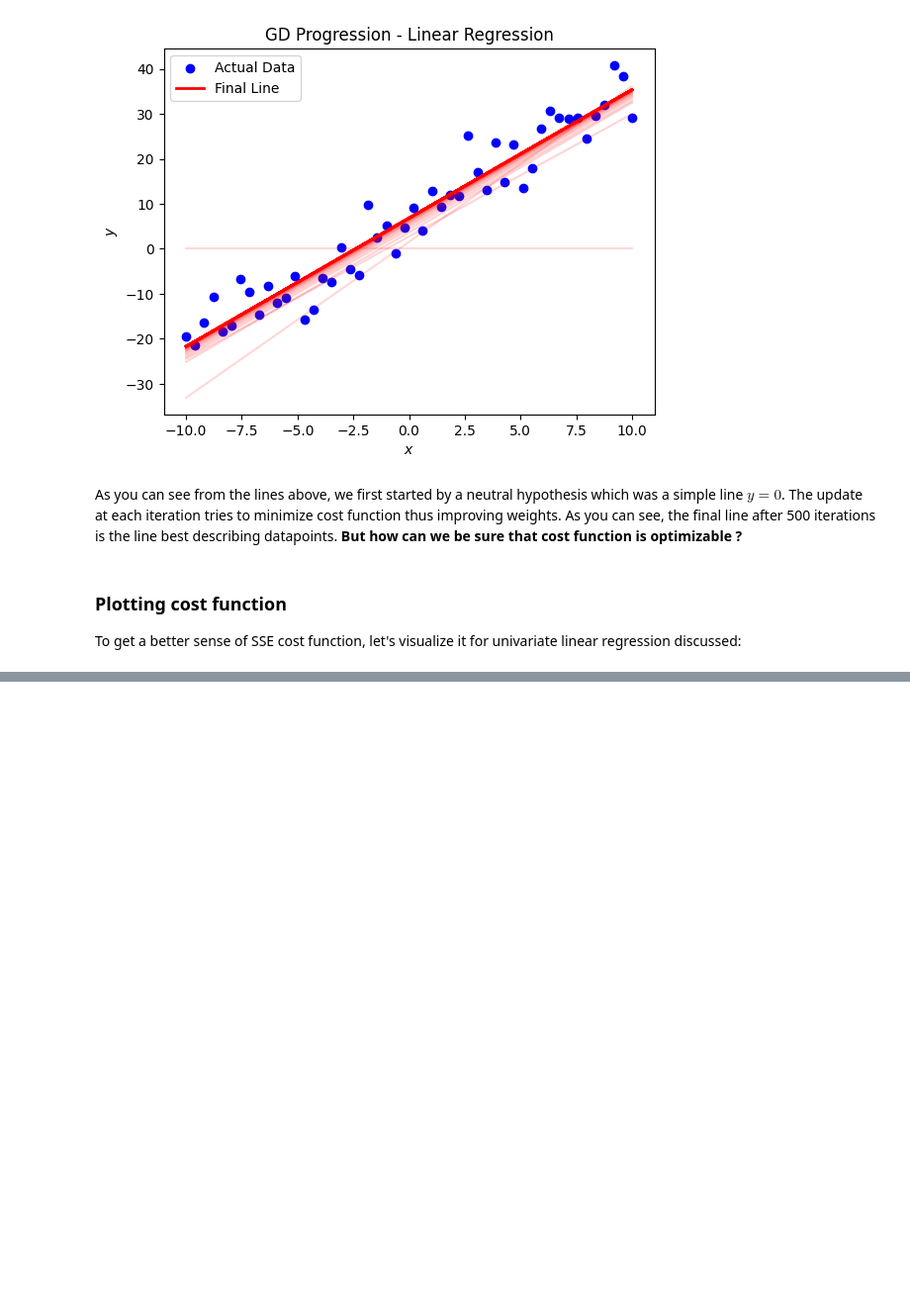
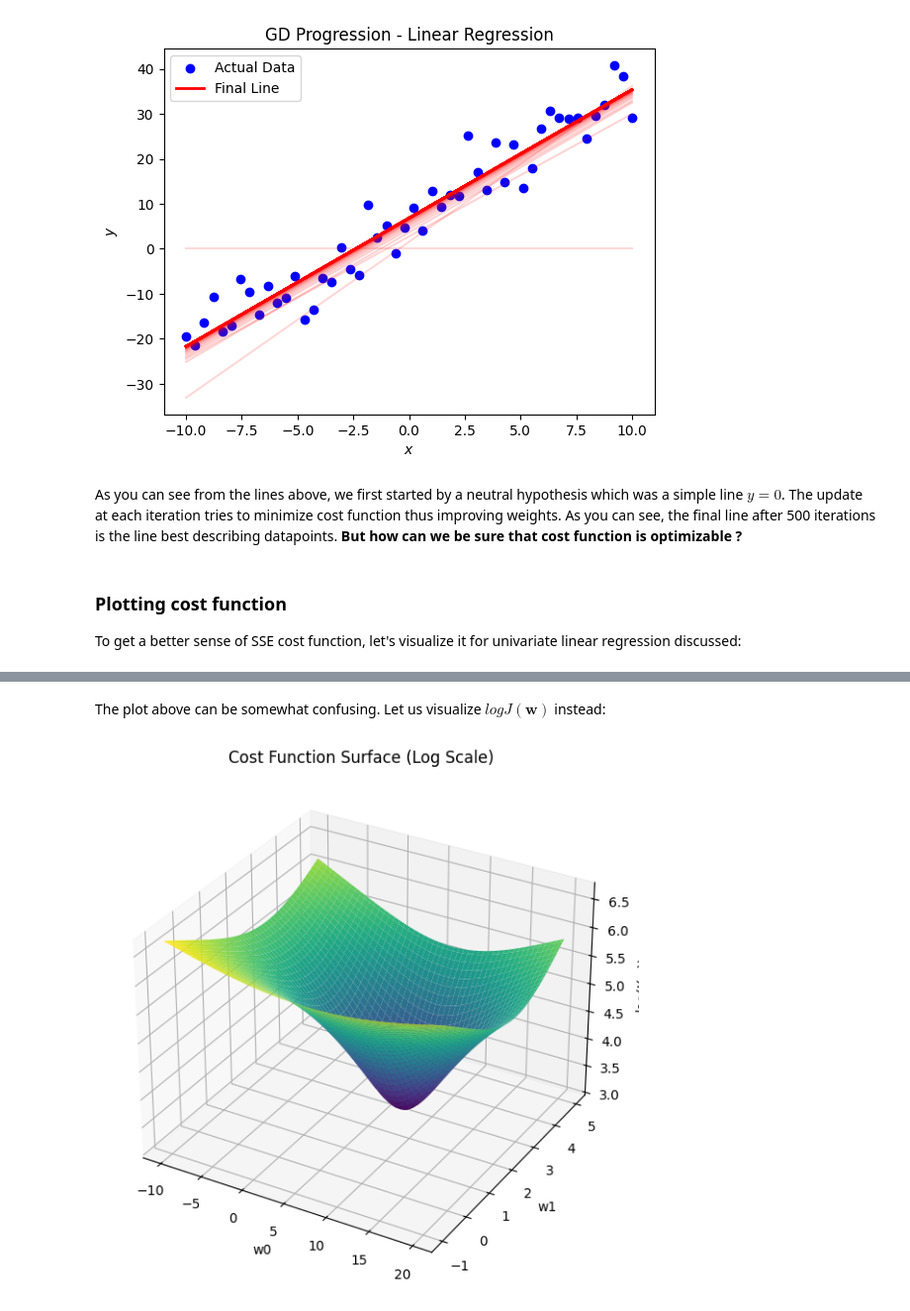
Before and after one commit to tala-kiyani/Introduction_to_Machine_Learning, a Jupyter notebook: Chapter_01_Supervised_Learning/Gradient_Descent.ipynb, the cells around one changed output, grey strips where cells are left out. Shown at 99% size. Drawn from its saved outputs; the diff is of its cells as text; code cells hidden in the pictures; blank space fills up the shorter version.

Commit message:
Gradient Descent project

```diff
--- a/Chapter_01_Supervised_Learning/Gradient_Descent.ipynb
+++ b/Chapter_01_Supervised_Learning/Gradient_Descent.ipynb
@@ -114,0 +115,15 @@ plt.show()
+# %% [markdown]
+The plot above can be somewhat confusing. Let us visualize $ log J(\mathbf{w}) $ instead:
+# %%
+# 3D Plot of log J(w)
+fig = plt.figure(figsize=(10,7))
+ax = fig.add_subplot(111, projection='3d')
+W0, W1 = np.meshgrid(w0_vals, w1_vals)
+ax.plot_surface(W0, W1, np.log(J_vals.T), cmap='viridis')
+ax.set_xlabel('w0')
+ax.set_ylabel('w1')
+ax.set_zlabel('log(J(w))')
+plt.title("Cost Function Surface (Log Scale)")
+plt.show()
+# %% [output]
+[figure, added]
```
Also changed, not shown: parts of 3 cells of this notebook.
